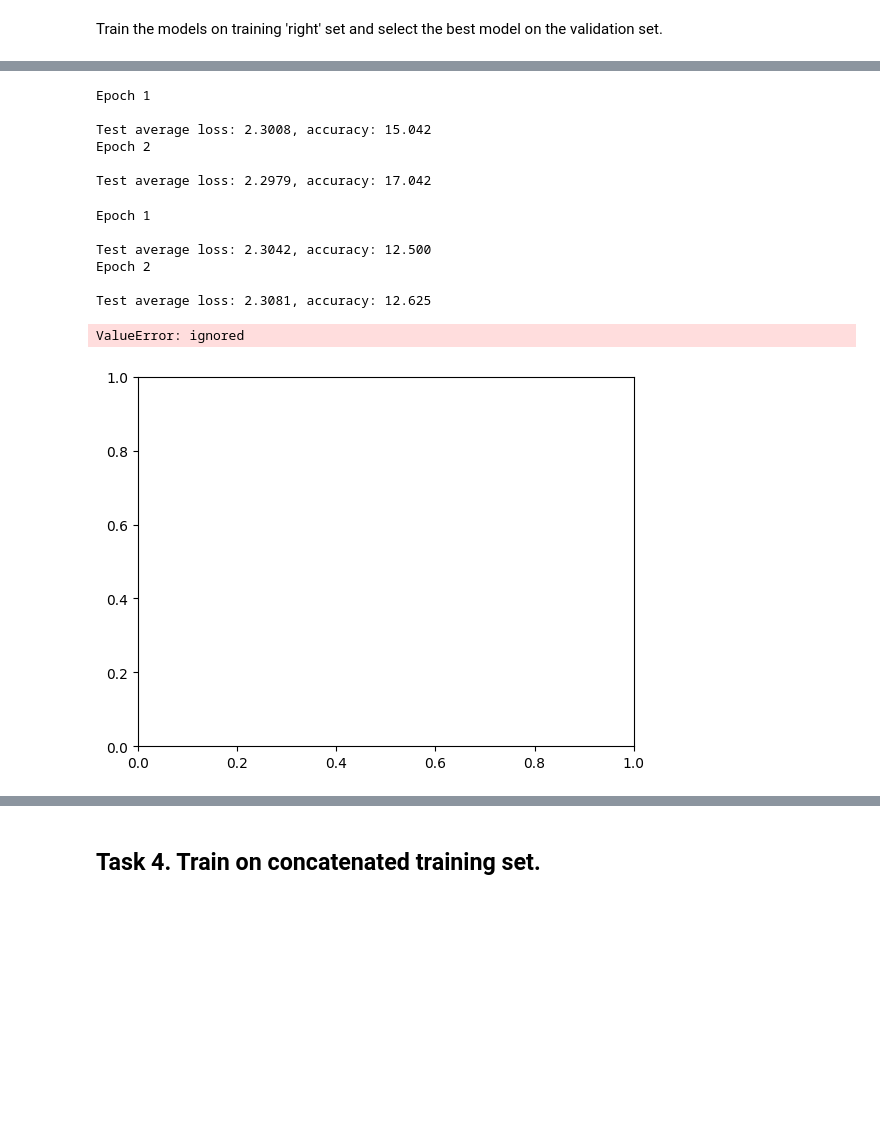
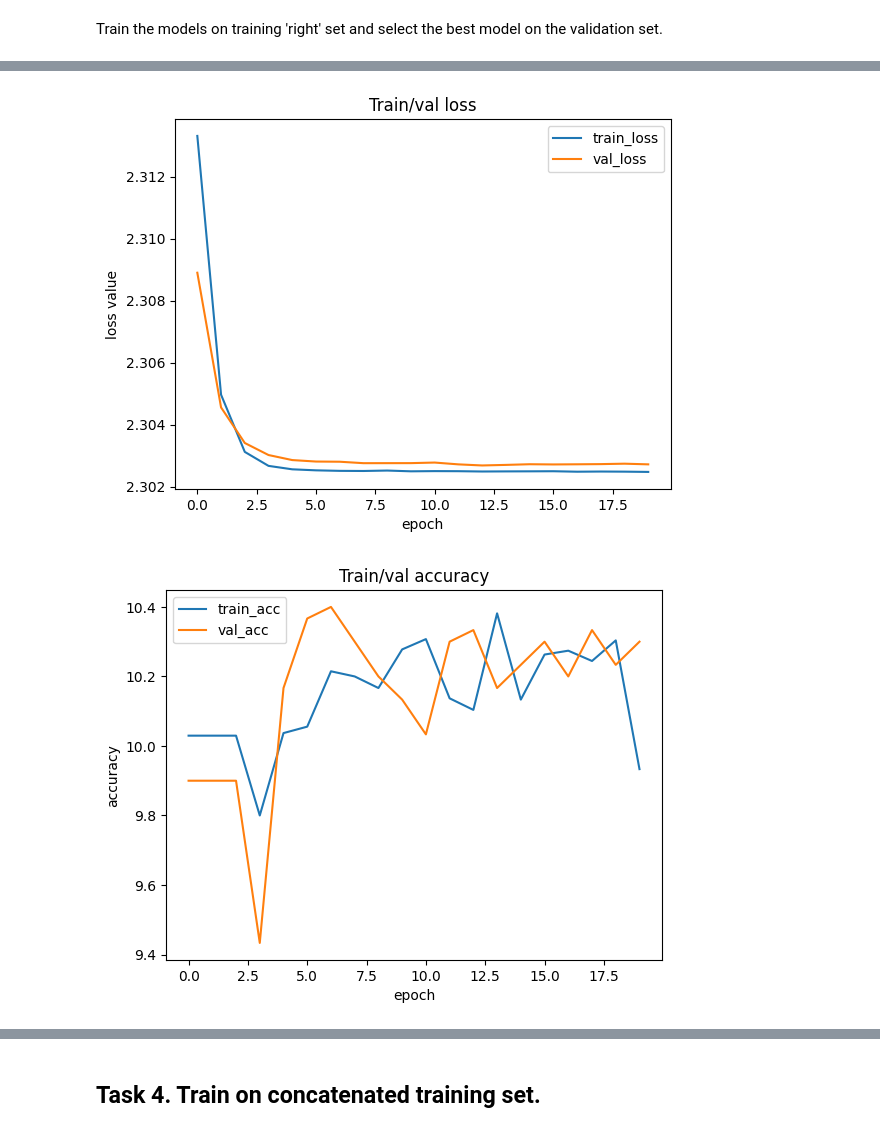
Before and after one commit to nibill/BME-AdvancedTopicsInMachineLearning, a Jupyter notebook: Assignments/Assignment1/BucheggerThomasAssignment1.ipynb, the cells around one changed output, grey strips where cells are left out. Saved outputs shown, nothing was run; the diff lists cells and outputs as text; code cells hidden in the pictures; blank space fills up the shorter version.

```diff
--- a/Assignments/Assignment1/BucheggerThomasAssignment1.ipynb
+++ b/Assignments/Assignment1/BucheggerThomasAssignment1.ipynb
@@ -406,38 +362,0 @@ Test average loss: 2.3085, accuracy: 12.500
-# %%
-for epoch in range(n_epochs):
-    print('Epoch {}'.format(epoch+1))
-    train_model(model2, trainRight_loader, optimizer2, n_epochs)
-    evaluate_model(model2, valRight_loader)
-# %% [output]
-Epoch 1
-
-Test average loss: 2.3008, accuracy: 15.042
-Epoch 2
-
-Test average loss: 2.2979, accuracy: 17.042
-# %%
-for epoch in range(n_epochs):
-    print('Epoch {}'.format(epoch+1))
-    train_model(model3, trainRight_loader, optimizer3, n_epochs)
-    evaluate_model(model3, valRight_loader)
-# %% [output]
-Epoch 1
-
-Test average loss: 2.3042, accuracy: 12.500
-Epoch 2
-
-Test average loss: 2.3081, accuracy: 12.625
-# %%
-xx = [1, 2]
-
-x_data = [1, 2]
-y_data = evalLoss
-plt.plot(x_data,y_data)
-plt.xlabel('Epoch')
-plt.ylabel('validation loss')
-plt.title('Loss Plot')
-plt.legend()
-plt.show()
-# %% [output]
-ValueError: ignored
-[figure, removed]
@@ -443,0 +386,33 @@ ValueError: ignored
+# %%
+def plot(n_epochs, train_losses, val_losses, train_accuracies, val_accuracies):
+    plt.figure()
+    plt.plot(np.arange(n_epochs), train_losses)
+    plt.plot(np.arange(n_epochs), val_losses)
+    plt.legend(['train_loss', 'val_loss'])
+    plt.xlabel('epoch')
+    plt.ylabel('loss value')
+    plt.title('Train/val loss');
+
+    plt.figure()
+    plt.plot(np.arange(n_epochs), train_accuracies)
+    plt.plot(np.arange(n_epochs), val_accuracies)
+    plt.legend(['train_acc', 'val_acc'])
+    plt.xlabel('epoch')
+    plt.ylabel('accuracy')
+    plt.title('Train/val accuracy');
+# %%
+# Initialize loss function, optimizer and parameters
+model = Model1()
+model = model.to(device)
+
+loss_fn = torch.nn.CrossEntropyLoss()
+learning_rate = 0.001
+optimizer = torch.optim.SGD(model.parameters(), lr=learning_rate)
+n_epochs = 20
+
+train_losses, val_losses, train_acc, val_acc = train(model, trainRight_loader, valRight_loader, optimizer, n_epochs, loss_fn)
+# %%
+plot(n_epochs, train_losses, val_losses, train_acc, val_acc)
+# %% [output]
+[figure, added]
+[figure, added]
```
Also changed, not shown: parts of 24 cells of this notebook.
